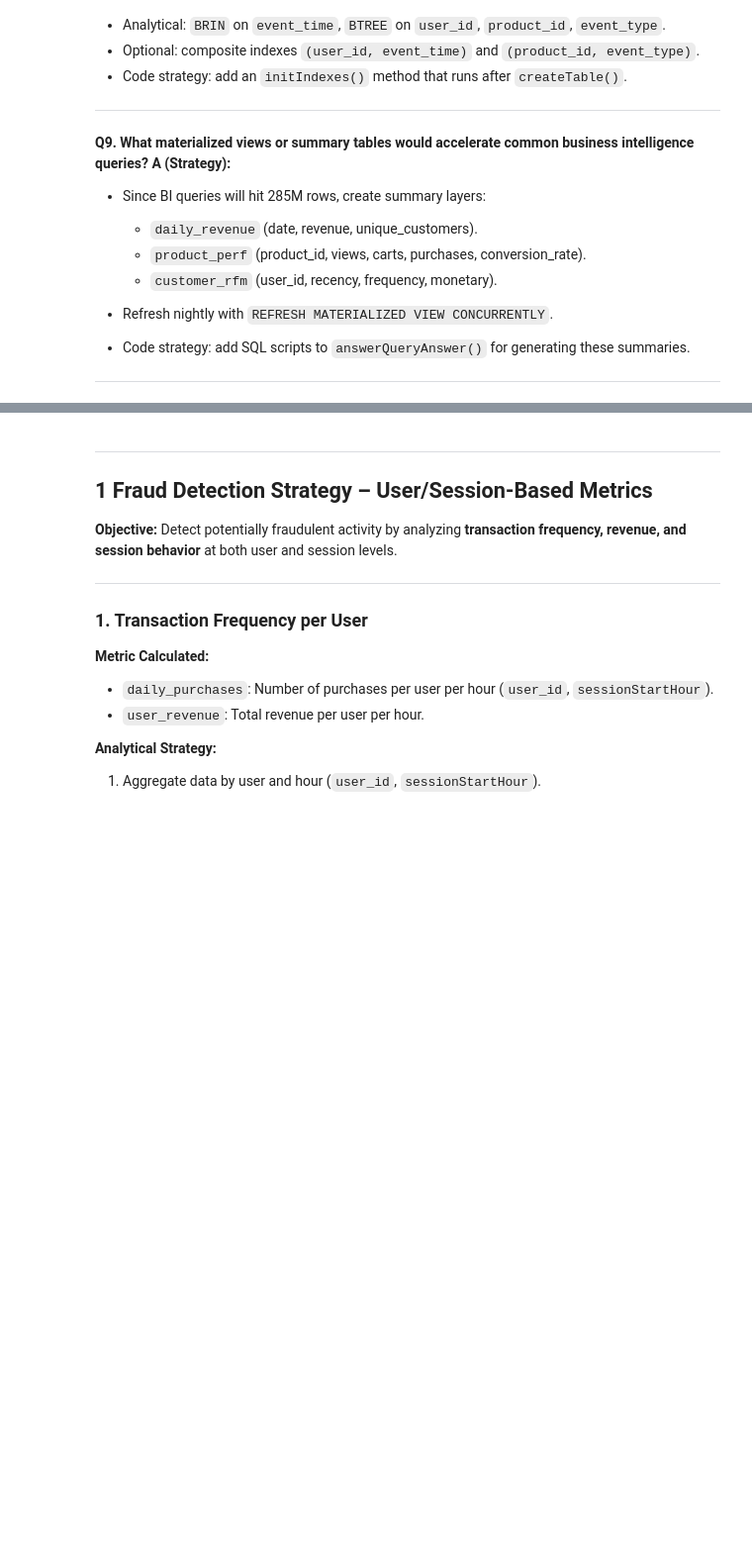
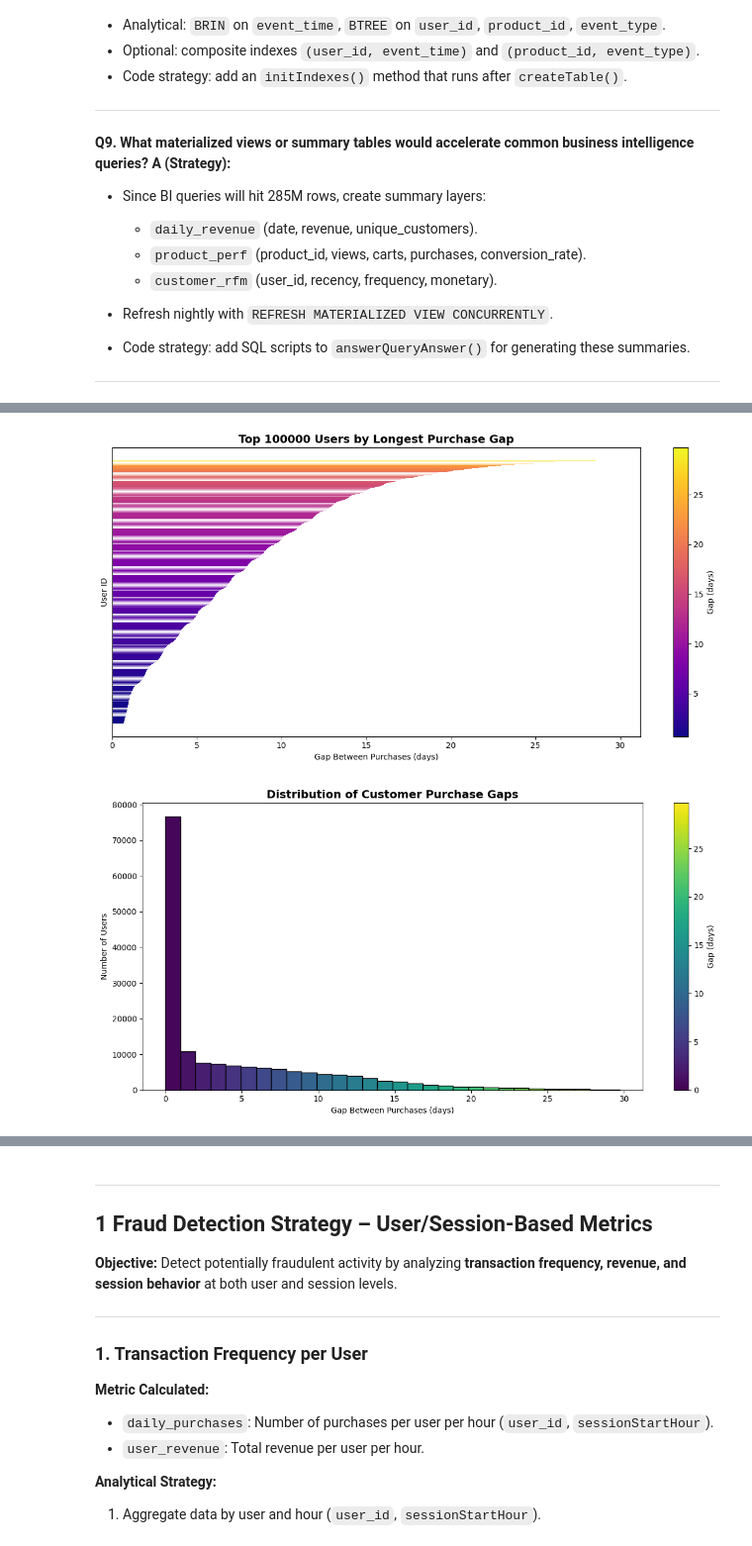
Before and after one commit to Tovix/E-commerceCustomerBehaviorAnalysis, a Jupyter notebook: notebooks/03_sql_analysis.ipynb, the cells around one changed output, grey strips where cells are left out. Shown at 99% size. Cells and saved outputs as stored; diff of their text form; code cells hidden in the pictures; blank space fills up the shorter version.

```diff
--- a/notebooks/03_sql_analysis.ipynb
+++ b/notebooks/03_sql_analysis.ipynb
@@ -583,0 +1274,22 @@ $$
+# %%
+query = """
+WITH customer_lag AS (
+	select
+	user_id,
+	event_time,
+	LAG(event_time) OVER (
+	  PARTITION BY user_id
+	  ORDER BY event_time) AS previous_event_time
+	from ecommerce_events
+	where event_type = 'purchase'
+	order by event_time asc
+)
+
+select user_id,
+max(event_time - previous_event_time) AS gap
+from customer_lag where previous_event_time IS NOT NULL
+group by user_id
+order by gap desc
+"""
+resultDf = dataSqlIntegration.answerQueryAnswer(connection=connection, queryString=query)
+print(resultDf)
@@ -583,0 +1317,7 @@ $$
+# %%
+viz = QueryVisualizer(resultDf)
+viz.plotLongestPurchaseGapBar(topN=100000)
+viz.plotPurchaseGapDistribution(bins=30)
+# %% [output]
+[figure, added]
+[figure, added]
```
Also changed, not shown: parts of 68 cells of this notebook.
